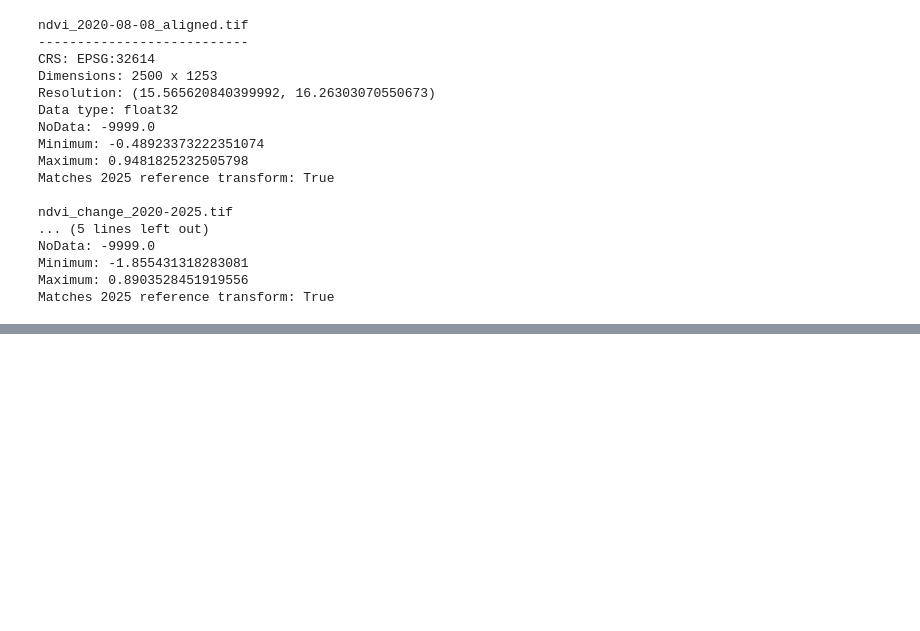
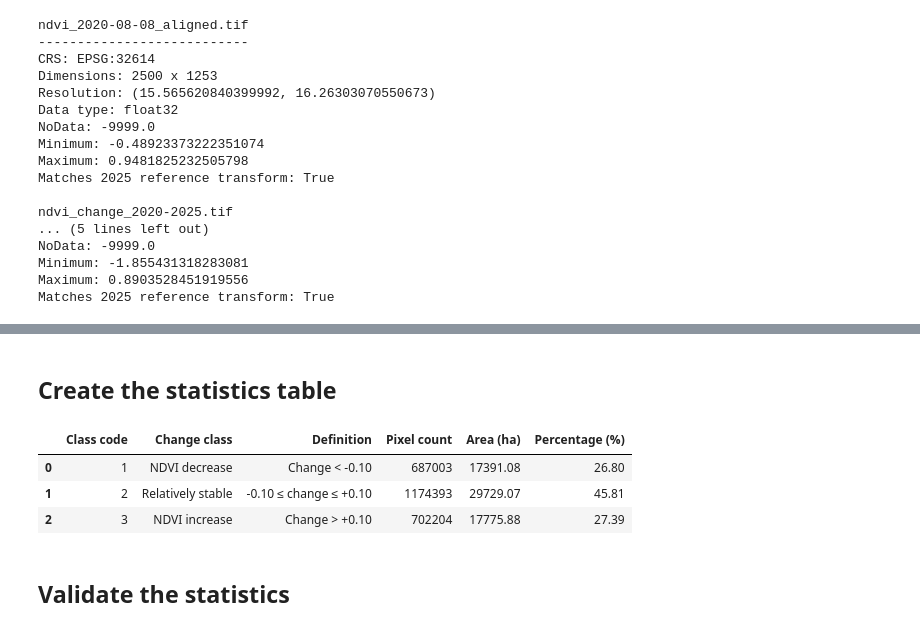
Before and after one commit to DiazHumberto/wetland-change-manitoba, a Jupyter notebook: notebooks/02_change_detection.ipynb, the cells around one changed output, grey strips where cells are left out. Drawn from its saved outputs; the diff is of its cells as text; code cells hidden in the pictures; blank space fills up the shorter version.

```diff
--- a/notebooks/02_change_detection.ipynb
+++ b/notebooks/02_change_detection.ipynb
@@ -716,0 +1024,71 @@ Matches 2025 reference transform: True
+# %% [markdown]
+## Create the statistics table
+# %%
+class_definitions = {
+    1: {
+        "class": "NDVI decrease",
+        "definition": "Change < -0.10",
+    },
+    2: {
+        "class": "Relatively stable",
+        "definition": "-0.10 ≤ change ≤ +0.10",
+    },
+    3: {
+        "class": "NDVI increase",
+        "definition": "Change > +0.10",
+    },
+}
+
+statistics_records = []
+
+for class_code, class_information in class_definitions.items():
+    pixel_count = int(
+        np.count_nonzero(
+            change_classes == class_code
+        )
+    )
+
+    area_hectares = (
+        pixel_count
+        * pixel_area_hectares
+    )
+
+    percentage = (
+        pixel_count
+        / classified_pixel_count
+        * 100
+    )
+
+    statistics_records.append(
+        {
+            "Class code": class_code,
+            "Change class": class_information["class"],
+            "Definition": class_information["definition"],
+            "Pixel count": pixel_count,
+            "Area (ha)": area_hectares,
+            "Percentage (%)": percentage,
+        }
+    )
+
+change_statistics = pd.DataFrame(
+    statistics_records
+)
+
+change_statistics["Area (ha)"] = (
+    change_statistics["Area (ha)"]
+    .round(2)
+)
+
+change_statistics["Percentage (%)"] = (
+    change_statistics["Percentage (%)"]
+    .round(2)
+)
+
+change_statistics
+# %% [output]
+|  | Class code | Change class | Definition | Pixel count | Area (ha) | Percentage (%) |
+| 0 | 1 | NDVI decrease | Change < -0.10 | 687003 | 17391.08 | 26.80 |
+| 1 | 2 | Relatively stable | -0.10 ≤ change ≤ +0.10 | 1174393 | 29729.07 | 45.81 |
+| 2 | 3 | NDVI increase | Change > +0.10 | 702204 | 17775.88 | 27.39 |
+# %% [markdown]
+## Validate the statistics
```
Also changed, not shown: parts of 19 cells of this notebook, 6 other files.
